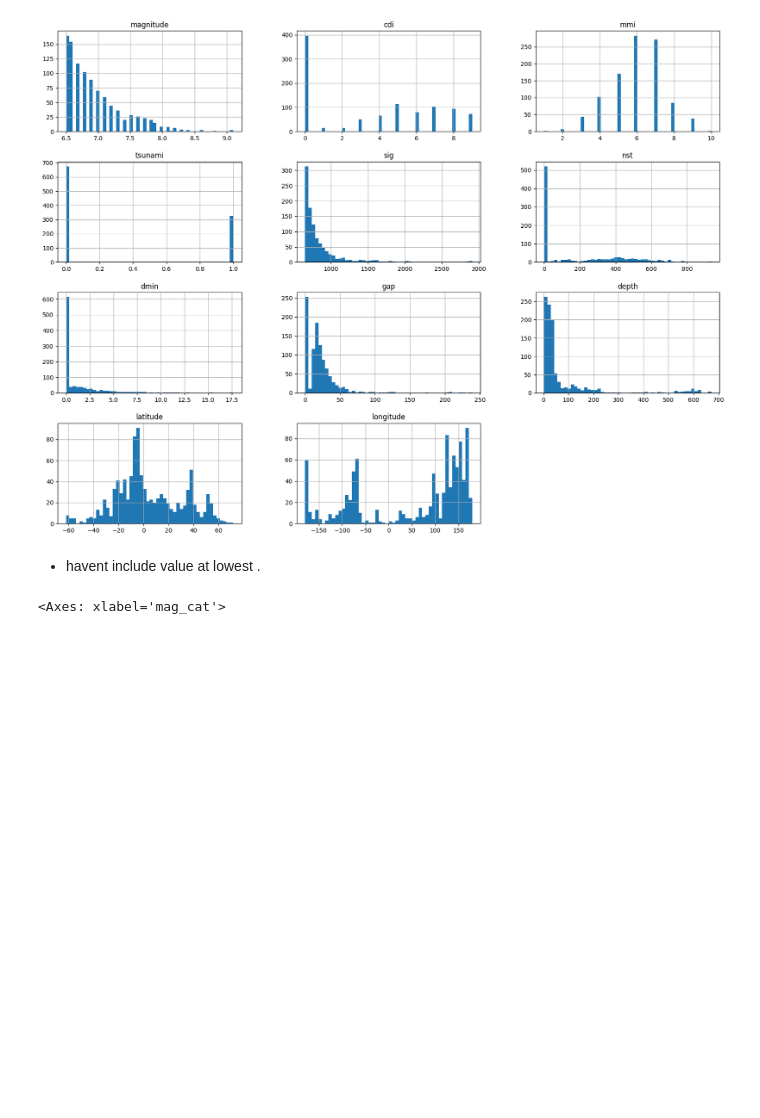
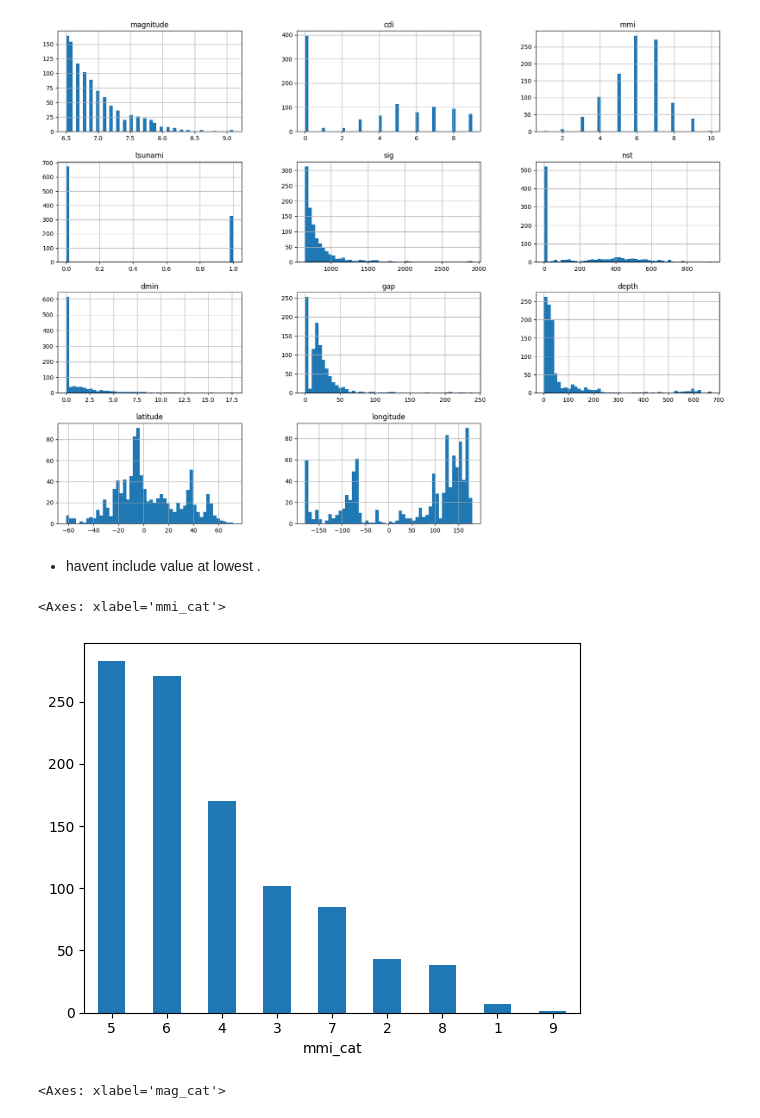
Before and after one commit to mt508/machine-learning-, a Jupyter notebook: Earthquack_predictions.ipynb, the cells around one changed output. Saved outputs shown, nothing was run; the diff lists cells and outputs as text; code cells hidden in the pictures; blank space fills up the shorter version.

```diff
--- a/Earthquack_predictions.ipynb
+++ b/Earthquack_predictions.ipynb
@@ -71,8 +71,18 @@ bins = [6.5, 6.8, 7.0, 7.2, 7.4, 7.6, 8.0, 8.5, 9.5]
 labels = [1, 2, 3, 4, 5, 6, 7, 8]
 # %%
 E_data["mag_cat"]=pd.cut(E_data["magnitude"],bins=bins,labels=labels,include_lowest=True)
+# %%
+bins_mmi = [1, 2, 3, 4, 5, 6, 7, 8, 9, 10]
+labels_mmi = [1, 2, 3, 4, 5, 6, 7, 8, 9]
 # %% [markdown]
 - havent include value at lowest .
+# %%
+E_data['mmi_cat']=pd.cut(E_data['mmi'],bins=bins_mmi,labels=labels_mmi,include_lowest=True)
+# %%
+E_data["mmi_cat"].value_counts().sort_values(ascending=False).plot(kind="bar",rot=0)
+# %% [output]
+<Axes: xlabel='mmi_cat'>
+[figure, added]
 # %%
 E_data["mag_cat"].value_counts().sort_values(ascending=False).plot(kind="bar",rot=0)
 # %% [output]
```
Also changed, not shown: parts of 5 cells of this notebook.
